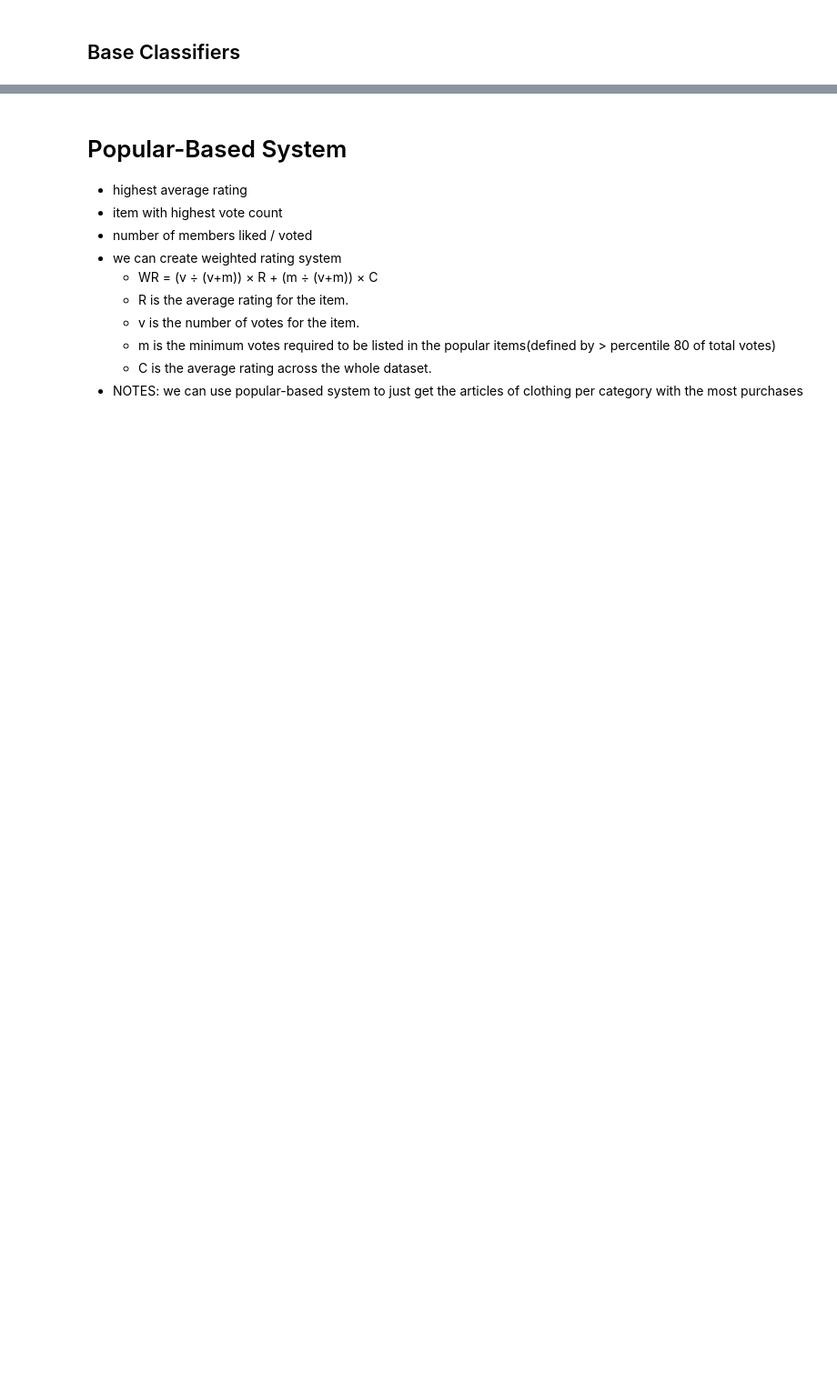
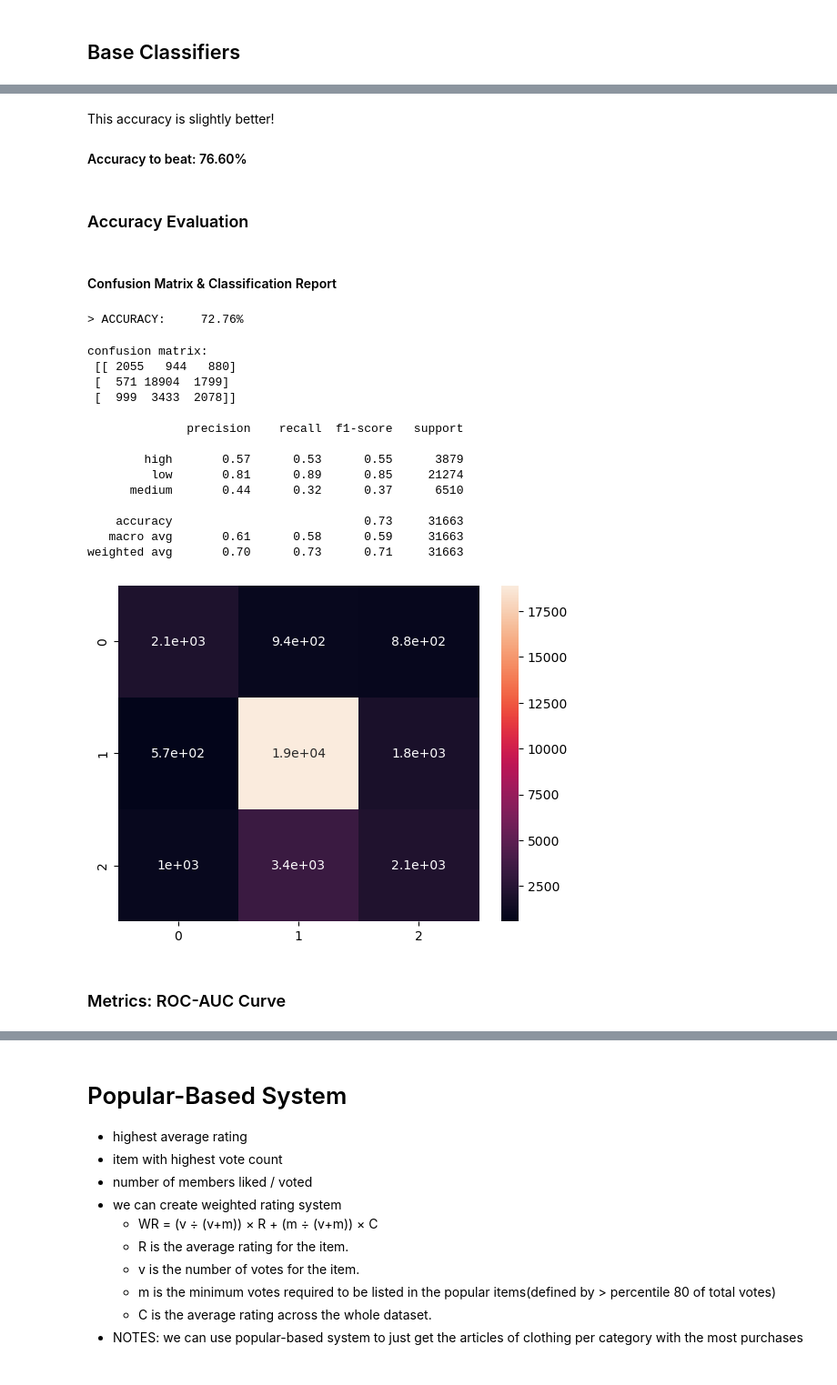
Before and after one commit to anbitasiregar/fashion-recommendations, a Jupyter notebook: notebooks/machine_learning.ipynb, the cells around one changed output, grey strips where cells are left out. Shown at 91% size. Drawn from its saved outputs; the diff is of its cells as text; code cells hidden in the pictures; blank space fills up the shorter version.

```diff
--- a/notebooks/machine_learning.ipynb
+++ b/notebooks/machine_learning.ipynb
@@ -87,0 +235,2 @@ art_trans_merged
+# %%
+y_pred = helper.fit_predict(knn_model, X_train_scaled, y_train, X_test_scaled, y_test, isRegressor=False)
@@ -87,0 +244,8 @@ art_trans_merged
+# %%
+# use minmax scaler
+# check if that will gain better results
+scaler = MinMaxScaler()
+X_train_mm_scaled = scaler.fit_transform(X_train)
+X_test_mm_scaled = scaler.transform(X_test)
+# %%
+y_pred = helper.fit_predict(knn_model, X_train_mm_scaled, y_train, X_test_mm_scaled, y_test, isRegressor=False)
@@ -87,0 +314,36 @@ art_trans_merged
+# %% [markdown]
+This accuracy is slightly better!
+
+#### Accuracy to beat: 76.60%
+# %% [markdown]
+### Accuracy Evaluation
+# %% [markdown]
+#### Confusion Matrix & Classification Report
+# %%
+# creating an instance of the most iptimally tuned model
+knn_model = KNeighborsClassifier(metric='manhattan', n_neighbors=30, weights='distance')
+
+y_pred = helper.fit_predict(knn_model, X_train_scaled, y_train, X_test_scaled, y_test, isRegressor=False)
+# %% [output]
+> ACCURACY:     72.76%
+# %%
+# check confusion matrix
+helper.print_confusion_matrix_details(y_test, y_pred)
+# %% [output]
+confusion matrix:
+ [[ 2055   944   880]
+ [  571 18904  1799]
+ [  999  3433  2078]]
+
+              precision    recall  f1-score   support
+
+        high       0.57      0.53      0.55      3879
+         low       0.81      0.89      0.85     21274
+      medium       0.44      0.32      0.37      6510
+
+    accuracy                           0.73     31663
+   macro avg       0.61      0.58      0.59     31663
+weighted avg       0.70      0.73      0.71     31663
+[figure, added]
+# %% [markdown]
+### Metrics: ROC-AUC Curve
```
Also changed, not shown: parts of 70 cells of this notebook, 2 other files.
